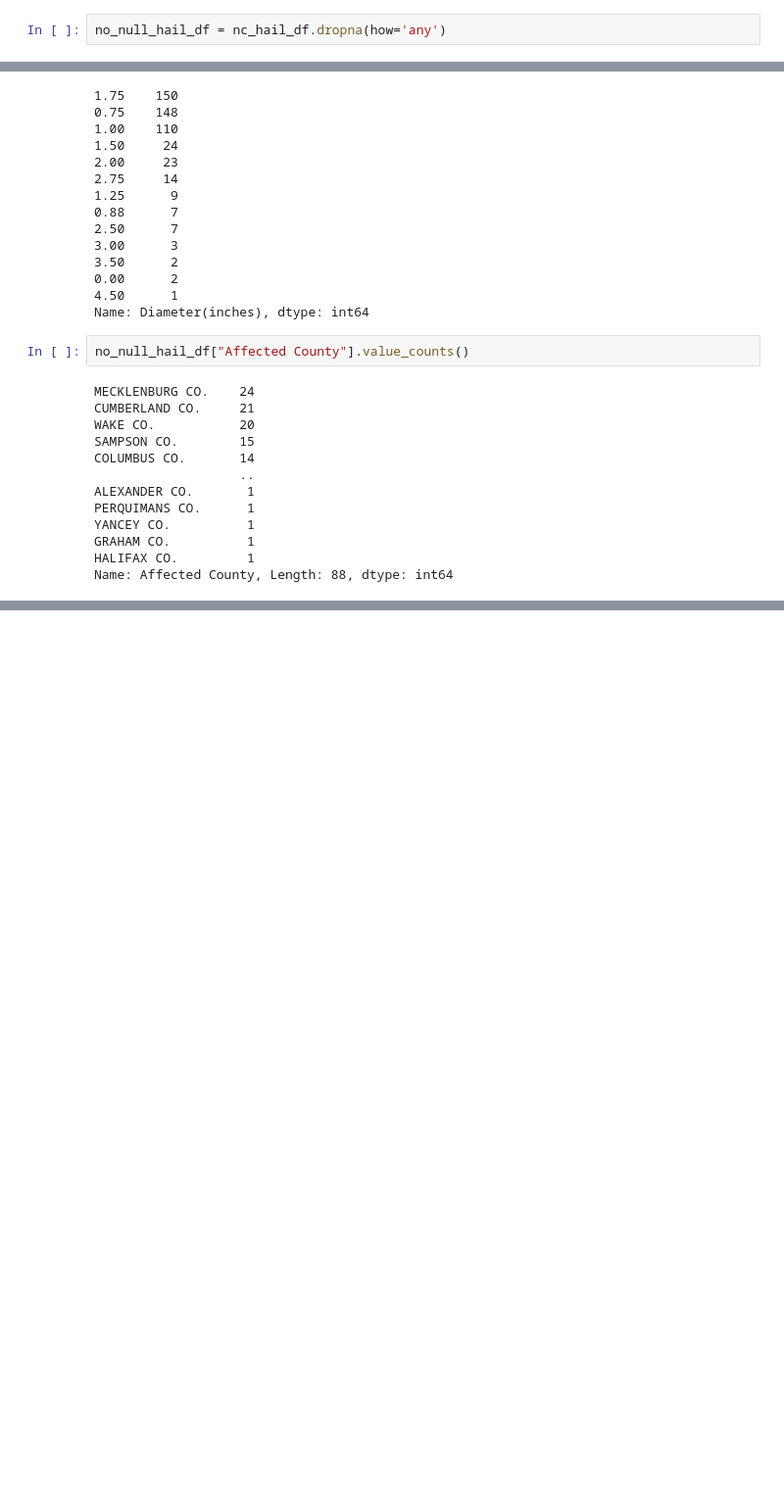
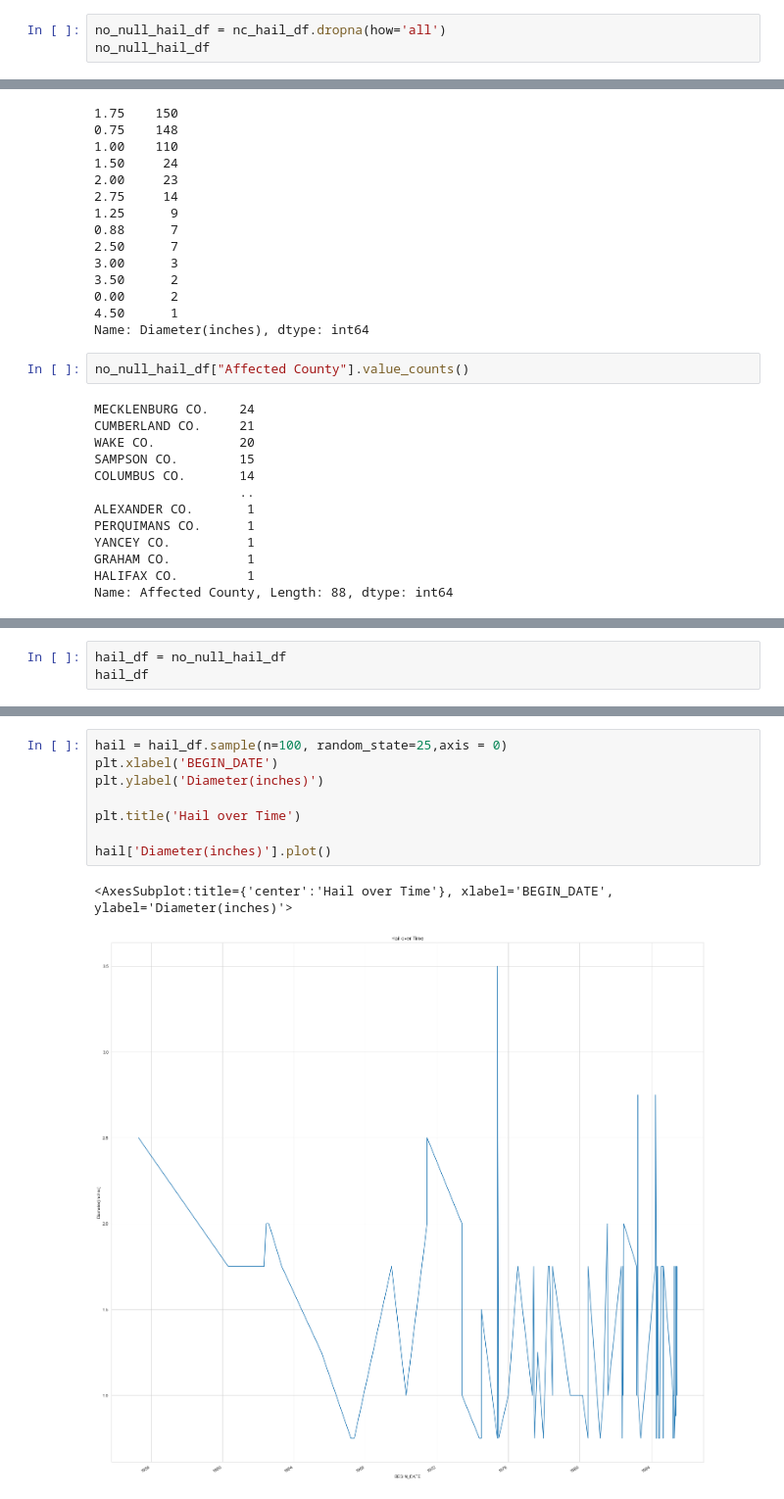
Before and after one commit to 1der4k/Data_Analysis_Project_1, a Jupyter notebook: nc_hail_report.ipynb, the cells around one changed output, grey strips where cells are left out. Shown: that part at 98% size. Saved outputs shown, nothing was run; the diff lists cells and outputs as text; blank space fills up the shorter version.

```diff
--- a/nc_hail_report.ipynb
+++ b/nc_hail_report.ipynb
@@ -64,4 +93,5 @@ EVENT_TYPE          500
 Diameter(inches)    500
 dtype: int64
 # %%
-no_null_hail_df = nc_hail_df.dropna(how='any')
+no_null_hail_df = nc_hail_df.dropna(how='all')
+no_null_hail_df
@@ -122,0 +152,3 @@ Name: BEGIN_DATE, Length: 214, dtype: int64
+# %%
+hail_df = no_null_hail_df
+hail_df
@@ -191,0 +199,11 @@ Text(0, 0.5, 'Diameter(inches)')
+# %%
+hail = hail_df.sample(n=100, random_state=25,axis = 0)
+plt.xlabel('BEGIN_DATE')
+plt.ylabel('Diameter(inches)')
+
+plt.title('Hail over Time')
+
+hail['Diameter(inches)'].plot()
+# %% [output]
+<AxesSubplot:title={'center':'Hail over Time'}, xlabel='BEGIN_DATE', ylabel='Diameter(inches)'>
+[figure, added]
```
Also changed, not shown: parts of 16 cells of this notebook.
